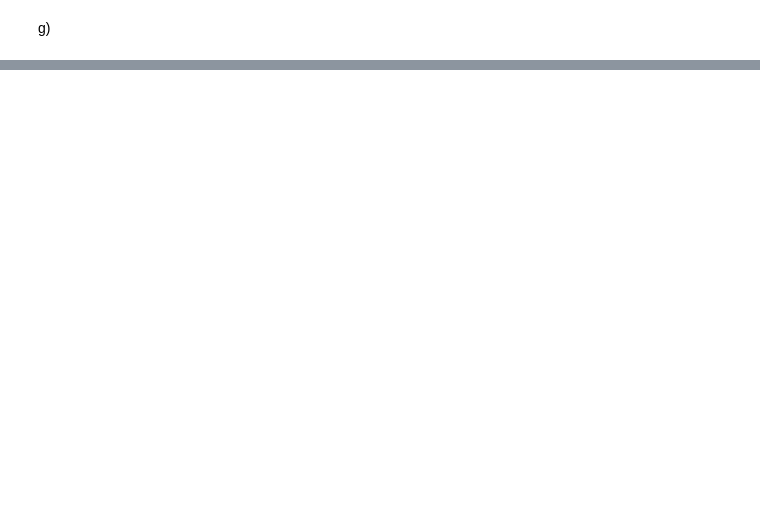
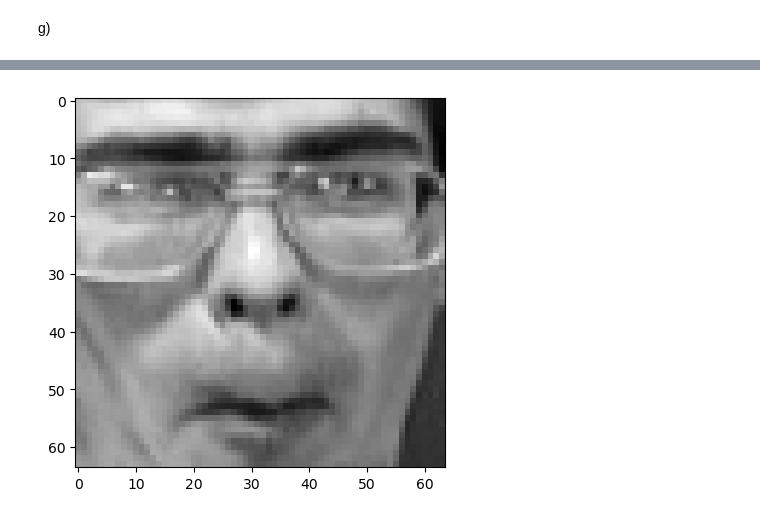
Before and after one commit to rgavigan/cs4442, a Jupyter notebook: assign2/Assignment2_Riley.ipynb, the cells around one changed output, grey strips where cells are left out. Drawn from its saved outputs; the diff is of its cells as text; code cells hidden in the pictures; blank space fills up the shorter version.

```diff
--- a/assign2/Assignment2_Riley.ipynb
+++ b/assign2/Assignment2_Riley.ipynb
@@ -76,0 +134,8 @@ g)
+# %%
+# Display 200th image using 399 principal components
+e_vectors_399 = e_vectors[:, idx[:399]]
+faces_399 = faces_centered @ e_vectors_399
+faces_reconstructed = faces_399 @ e_vectors_399.T + mean_face
+display_face(faces_reconstructed.values, 200)
+# %% [output]
+[figure, added]
```
Also changed, not shown: parts of 8 cells of this notebook.
